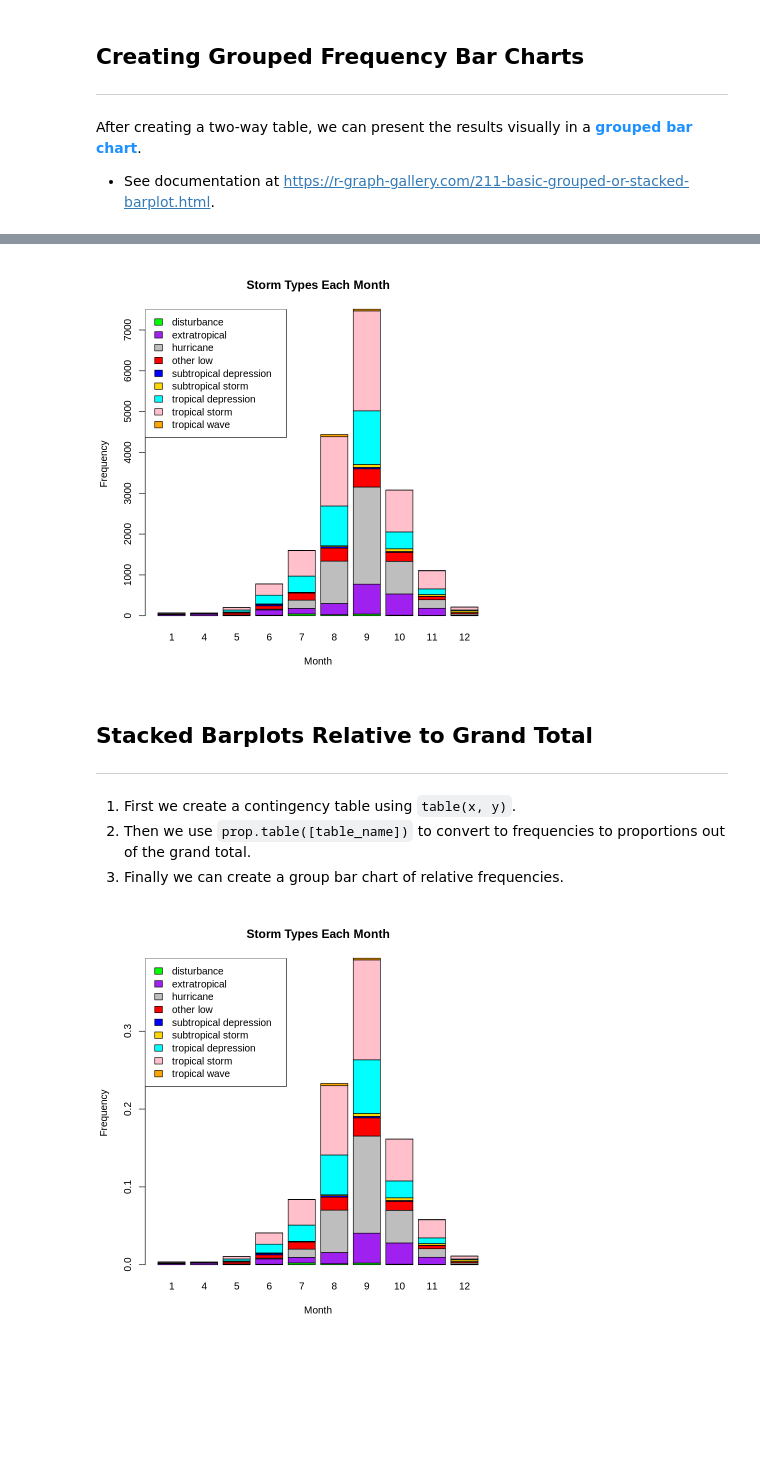
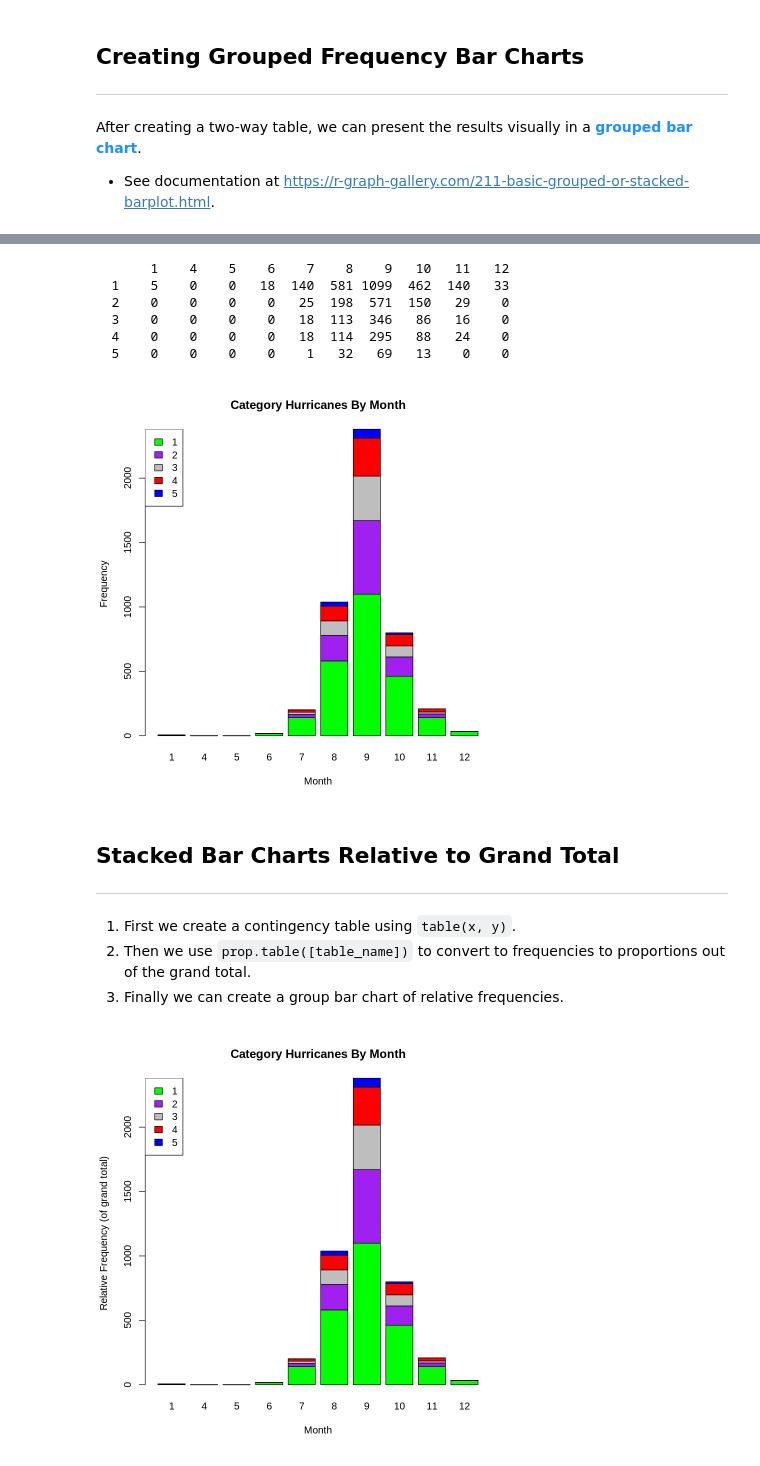
Before and after one commit to CU-Denver-MathStats-OER/Statistical-Theory, a Jupyter notebook: Appendix/Overview-of-Plots.ipynb, the cells around one changed output, grey strips where cells are left out. Drawn from its saved outputs; the diff is of its cells as text; code cells hidden in the pictures; blank space fills up the shorter version.

```diff
--- a/Appendix/Overview-of-Plots.ipynb
+++ b/Appendix/Overview-of-Plots.ipynb
@@ -505,40 +523,63 @@ legend(x="topleft",  # place legend in top left
+# %%
+########################################################
+# Note this has already been run in a previous section
+# You do not need to run again if already created
+#######################################################
+
+# Create a contingency table for status and month
+con.table <- table(storms$category, storms$month)
+con.table  # print output to screen
+# %% [output]
+       1    4    5    6    7    8    9   10   11   12
+  1    5    0    0   18  140  581 1099  462  140   33
+  2    0    0    0    0   25  198  571  150   29    0
+  3    0    0    0    0   18  113  346   86   16    0
+  4    0    0    0    0   18  114  295   88   24    0
+  5    0    0    0    0    1   32   69   13    0    0
 # %%
-# create grouped bar chart
+# Create a vector of colors
+my.colors2 <- c("green", "purple", "grey", "red", "blue")
+
+# Create stacked bar chart
 barplot(con.table,  # use counts from contingency table
-        main = "Storm Types Each Month",  # main title
+        main = "Category Hurricanes By Month",  # main title
         xlab = "Month",  # horizontal axis label
-        col = my.colors,  # color of bars
+        col = my.colors2,  # color of bars
         ylab = "Frequency")  # vertical axis label
 
+# Add legend to plot
 legend(x="topleft",  # place legend in top left
        legend=rownames(con.table),  # get labels
-       fill = my.colors)  # use same colors
+       fill = my.colors2)  # use same colors
 # %% [output]
-[figure, old version]
+[figure, new version]
 # %% [markdown]
-## <a name="relative-grand">Stacked Barplots Relative to Grand Total</a>
+## <a name="relative-grand">Stacked Bar Charts Relative to Grand Total</a>
 ---
 
 1.   First we create a contingency table using `table(x, y)`.
 2. Then we use `prop.table([table_name])` to convert to frequencies to proportions out of the grand total.
 3. Finally we can create a group bar chart of relative frequencies.
 # %%
-# create two-table of counts
-con.table <- table(storms$status, storms$month)
+# Create two-table of counts
+con.table <- table(storms$category, storms$month)
 
-# convert coutns to proportions
+# Convert counts to proportions
 con.prop <- prop.table(con.table)
 
-# barplot of proportions
-barplot(con.prop,  # use proportions
-        main = "Storm Types Each Month",  # main title
+# Create a vector of colors
+my.colors2 <- c("green", "purple", "grey", "red", "blue")
+
+# Create stacked bar chart
+barplot(con.table,  # use counts from contingency table
+        main = "Category Hurricanes By Month",  # main title
         xlab = "Month",  # horizontal axis label
-        col = my.colors,  # color of bars
-        ylab = "Frequency")  # vertical axis label
+        col = my.colors2,  # color of bars
+        ylab = "Relative Frequency (of grand total)")  # vertical axis label
 
 legend(x="topleft",  # place legend in top left
        legend=rownames(con.table),  # get labels
-       fill = my.colors)  # use same colors
+       fill = my.colors)  # use same fill colors
 # %% [output]
-[figure, old version]
+[figure, new version]
 # %% [markdown]
```
Also changed, not shown: parts of 90 cells of this notebook.
